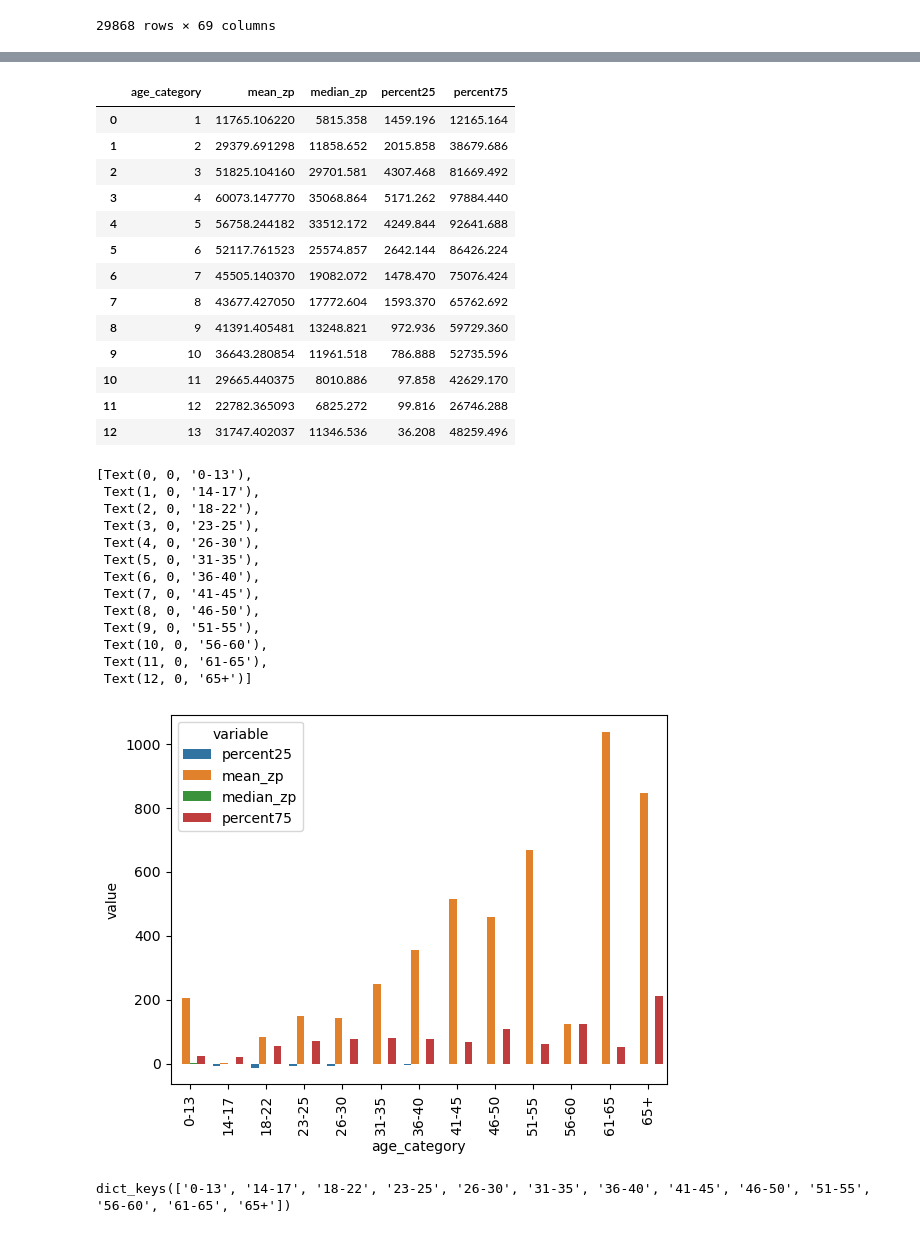
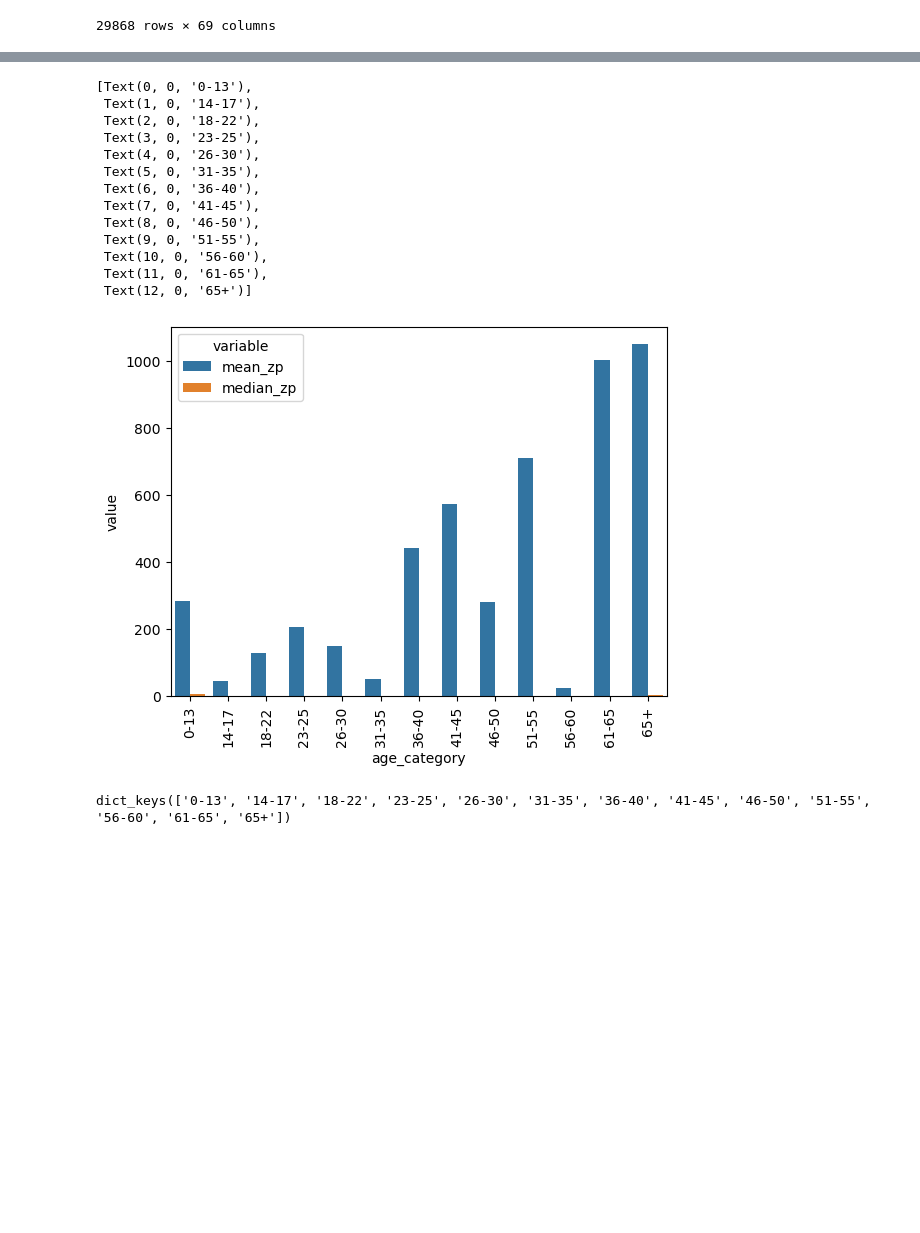
Before and after one commit to reproductionprohibited/dano-23-project, a Jupyter notebook: depricated/age_money.ipynb, the cells around one changed output, grey strips where cells are left out. Drawn from its saved outputs; the diff is of its cells as text; code cells hidden in the pictures; blank space fills up the shorter version.

```diff
--- a/depricated/age_money.ipynb
+++ b/depricated/age_money.ipynb
@@ -53,52 +59,28 @@ df.subscription_time.plot.box()
 # %%
-pl.from_pandas(df).groupby("age_category").agg(
-    mean_zp = (pl.col("in_total_1ms_amt")/5).mean(),
-    median_zp = (pl.col("in_total_5ms_amt")/5).median(),
-    percent25 = (pl.col("in_total_5ms_amt")/5).quantile(0.25),
-    percent75 = (pl.col("in_total_5ms_amt")/5).quantile(0.75)
-).sort(by="age_category").to_pandas()
+plot = sns.barplot(data = pd.melt(pl.from_pandas(df).groupby("age_category").agg(
+    mean_zp = ((pl.col("in_total_5ms_amt") - pl.col("out_total_5ms_amt"))/5).mean(),
+    median_zp = ((pl.col("in_total_5ms_amt") - pl.col("out_total_5ms_amt"))/5).median(),
+    percent25 = ((pl.col("in_total_5ms_amt") - pl.col("out_total_5ms_amt"))/5).quantile(0.25),
+    percent75 = ((pl.col("in_total_5ms_amt") - pl.col("out_total_5ms_amt"))/5).quantile(0.75)
+).sort(by="age_category").to_pandas(),
+id_vars="age_category", value_vars=["mean_zp", "median_zp"]),
+x = "age_category", y = "value", hue="variable")
+plot.set_xticklabels(new_column, rotation = 90)
 # %% [output]
-|  | age_category | mean_zp | median_zp | percent25 | percent75 |
-| 0 | 1 | 11765.106220 | 5815.358 | 1459.196 | 12165.164 |
-| 1 | 2 | 29379.691298 | 11858.652 | 2015.858 | 38679.686 |
-| 2 | 3 | 51825.104160 | 29701.581 | 4307.468 | 81669.492 |
-| 3 | 4 | 60073.147770 | 35068.864 | 5171.262 | 97884.440 |
-| 4 | 5 | 56758.244182 | 33512.172 | 4249.844 | 92641.688 |
-| 5 | 6 | 52117.761523 | 25574.857 | 2642.144 | 86426.224 |
-| 6 | 7 | 45505.140370 | 19082.072 | 1478.470 | 75076.424 |
-| 7 | 8 | 43677.427050 | 17772.604 | 1593.370 | 65762.692 |
-| 8 | 9 | 41391.405481 | 13248.821 | 972.936 | 59729.360 |
-| 9 | 10 | 36643.280854 | 11961.518 | 786.888 | 52735.596 |
-| 10 | 11 | 29665.440375 | 8010.886 | 97.858 | 42629.170 |
-| 11 | 12 | 22782.365093 | 6825.272 | 99.816 | 26746.288 |
-| 12 | 13 | 31747.402037 | 11346.536 | 36.208 | 48259.496 |
+[Text(0, 0, '0-13'),
+ Text(1, 0, '14-17'),
+ Text(2, 0, '18-22'),
+ Text(3, 0, '23-25'),
+ Text(4, 0, '26-30'),
+ Text(5, 0, '31-35'),
+ Text(6, 0, '36-40'),
+ Text(7, 0, '41-45'),
+ Text(8, 0, '46-50'),
+ Text(9, 0, '51-55'),
+ Text(10, 0, '56-60'),
+ Text(11, 0, '61-65'),
+ Text(12, 0, '65+')]
+[figure, added]
-# %%
-plot = sns.barplot(data = pd.melt(pl.from_pandas(df).groupby("age_category").agg(
-    mean_zp = ((pl.col("in_total_1ms_amt") - pl.col("out_total_1ms_amt"))/5).mean(),
-    median_zp = ((pl.col("in_total_1ms_amt") - pl.col("out_total_1ms_amt"))/5).median(),
-    percent25 = ((pl.col("in_total_1ms_amt") - pl.col("out_total_1ms_amt"))/5).quantile(0.25),
-    percent75 = ((pl.col("in_total_1ms_amt") - pl.col("out_total_1ms_amt"))/5).quantile(0.75)
-).sort(by="age_category").to_pandas(),
-id_vars="age_category", value_vars=["percent25","mean_zp", "median_zp", "percent75"]),
-
-#
-x = "age_category", y = "value", hue="variable")
-plot.set_xticklabels(list(new_column.keys()), rotation = 90)
-# %% [output]
-[Text(0, 0, '0-13'),
- Text(1, 0, '14-17'),
- Text(2, 0, '18-22'),
- Text(3, 0, '23-25'),
- Text(4, 0, '26-30'),
- Text(5, 0, '31-35'),
- Text(6, 0, '36-40'),
- Text(7, 0, '41-45'),
- Text(8, 0, '46-50'),
- Text(9, 0, '51-55'),
- Text(10, 0, '56-60'),
- Text(11, 0, '61-65'),
- Text(12, 0, '65+')]
-[figure, removed]
 # %%
 # %% [output]
 dict_keys(['0-13', '14-17', '18-22', '23-25', '26-30', '31-35', '36-40', '41-45', '46-50', '51-55', '56-60', '61-65', '65+'])
```
Also changed, not shown: parts of 8 cells of this notebook, 9 other files.
